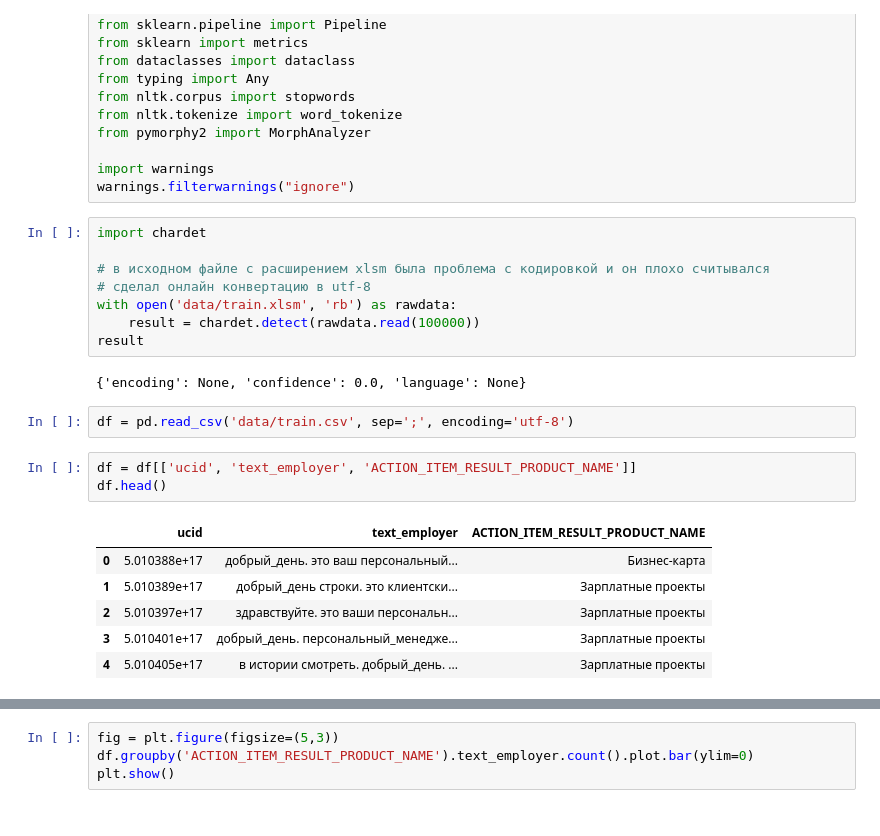
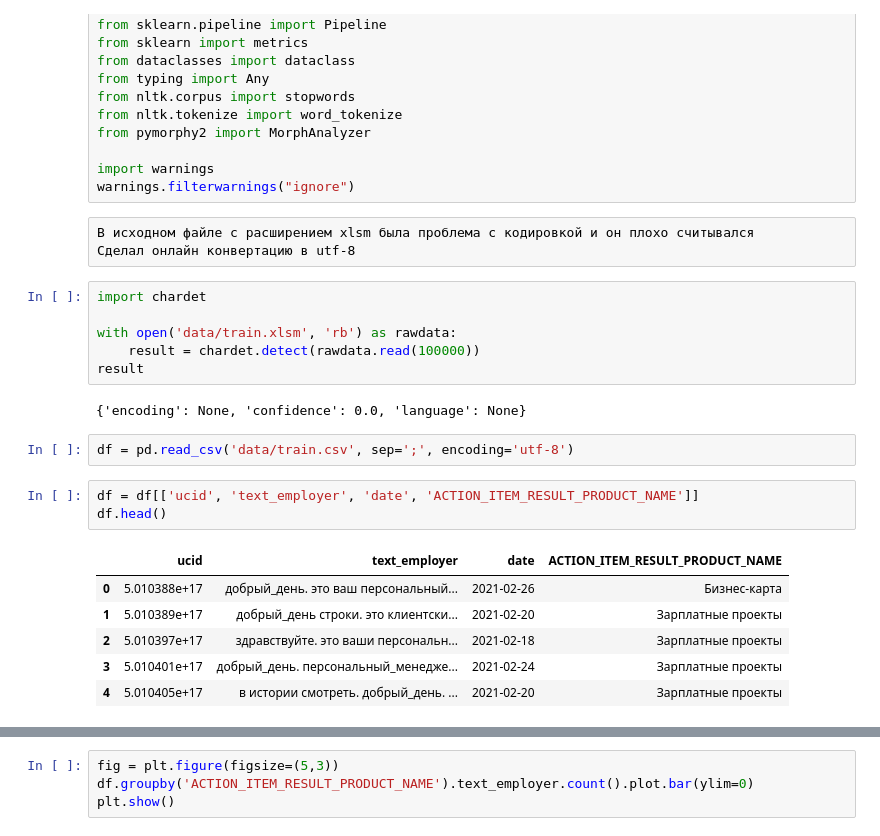
Before and after one commit to PSergey24/test_scb, a Jupyter notebook: SProshchenko_1.ipynb, the cells around one changed output, grey strips where cells are left out. Cells and saved outputs as stored; diff of their text form.

```diff
--- a/SProshchenko_1.ipynb
+++ b/SProshchenko_1.ipynb
@@ -21,11 +21,12 @@ from pymorphy2 import MorphAnalyzer
 
 import warnings
 warnings.filterwarnings("ignore")
+# %% [raw]
+В исходном файле с расширением xlsm была проблема с кодировкой и он плохо считывался
+Сделал онлайн конвертацию в utf-8
 # %%
 import chardet
 
-# в исходном файле с расширением xlsm была проблема с кодировкой и он плохо считывался
-# сделал онлайн конвертацию в utf-8
 with open('data/train.xlsm', 'rb') as rawdata:
     result = chardet.detect(rawdata.read(100000))
 result
@@ -34,12 +35,12 @@ result
 # %%
 df = pd.read_csv('data/train.csv', sep=';', encoding='utf-8')
 # %%
-df = df[['ucid', 'text_employer', 'ACTION_ITEM_RESULT_PRODUCT_NAME']]
+df = df[['ucid', 'text_employer', 'date', 'ACTION_ITEM_RESULT_PRODUCT_NAME']]
 df.head()
 # %% [output]
-|  | ucid | text_employer | ACTION_ITEM_RESULT_PRODUCT_NAME |
-| 0 | 5.010388e+17 | добрый_день. это ваш персональный... | Бизнес-карта |
-| 1 | 5.010389e+17 | добрый_день строки. это клиентски... | Зарплатные проекты |
-| 2 | 5.010397e+17 | здравствуйте. это ваши персональн... | Зарплатные проекты |
-| 3 | 5.010401e+17 | добрый_день. персональный_менедже... | Зарплатные проекты |
-| 4 | 5.010405e+17 | в истории смотреть. добрый_день. ... | Зарплатные проекты |
+|  | ucid | text_employer | date | ACTION_ITEM_RESULT_PRODUCT_NAME |
+| 0 | 5.010388e+17 | добрый_день. это ваш персональный... | 2021-02-26 | Бизнес-карта |
+| 1 | 5.010389e+17 | добрый_день строки. это клиентски... | 2021-02-20 | Зарплатные проекты |
+| 2 | 5.010397e+17 | здравствуйте. это ваши персональн... | 2021-02-18 | Зарплатные проекты |
+| 3 | 5.010401e+17 | добрый_день. персональный_менедже... | 2021-02-24 | Зарплатные проекты |
+| 4 | 5.010405e+17 | в истории смотреть. добрый_день. ... | 2021-02-20 | Зарплатные проекты |
```
Also changed, not shown: parts of 49 cells of this notebook.
